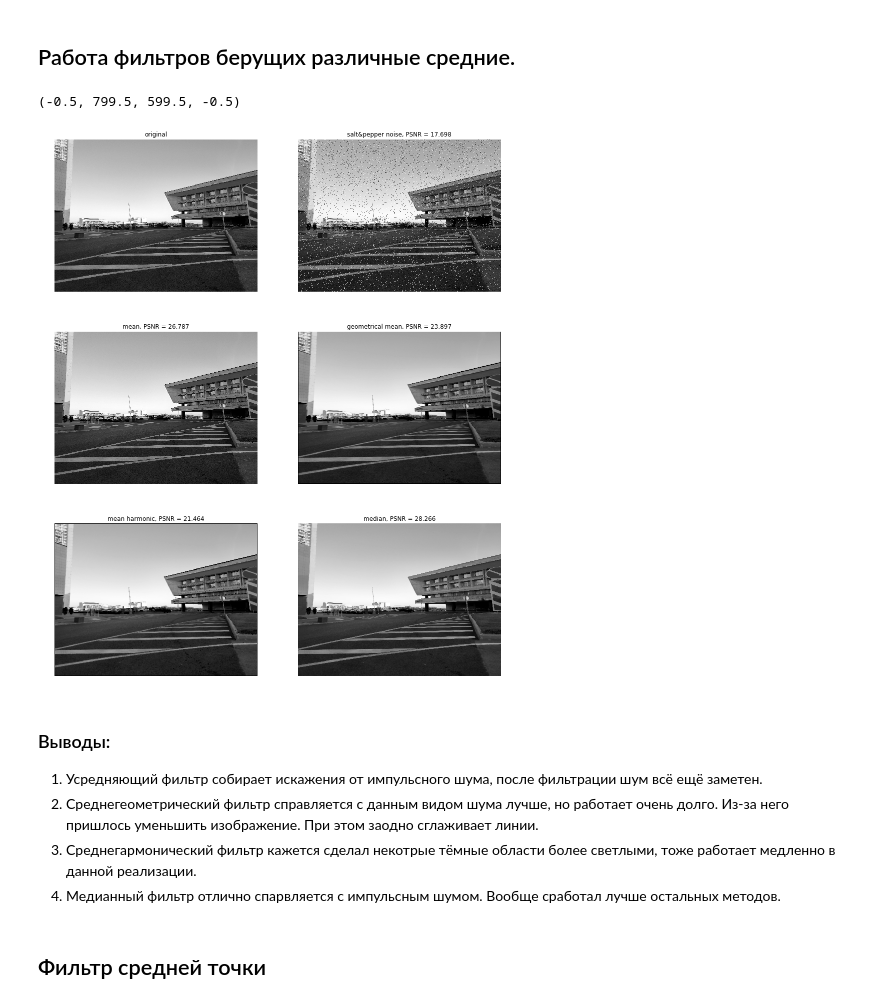
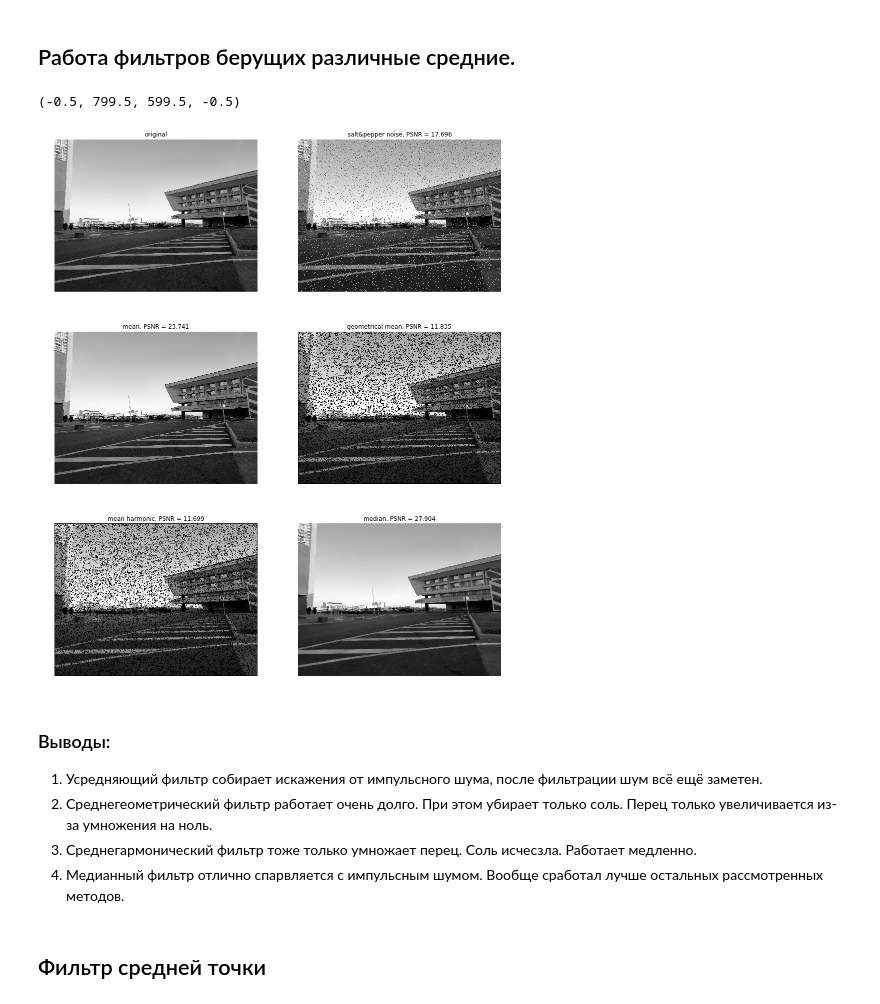
Before and after one commit to progiv/cv_basics_course, a Jupyter notebook: lesson9/lesson9.ipynb, the cells around one changed output. Saved outputs shown, nothing was run; the diff lists cells and outputs as text; code cells hidden in the pictures.

```diff
--- a/lesson9/lesson9.ipynb
+++ b/lesson9/lesson9.ipynb
@@ -71,44 +71,44 @@ psnr = measure.compare_psnr(img, salted)
 plt.subplot(3, 2, 2)
 plt.title('salt&pepper noise, PSNR = {0:.3f}'.format(psnr))
 plt.imshow(salted, 'gray'); plt.axis('off')
 
 # Усредним
 box = skimage.morphology.square(3)
-mean = filters.rank.mean(img, box)
+mean = filters.rank.mean(salted, box)
 psnr = measure.compare_psnr(img, mean/255)
 plt.subplot(3, 2, 3)
 plt.title('mean, PSNR = {0:.3f}'.format(psnr))
 plt.imshow(img, 'gray'); plt.axis('off')
 
 # Возьмём геометическое среднее
-g_mean = gemetric_mean(img)
+g_mean = gemetric_mean(salted)
 psnr = measure.compare_psnr(img, g_mean)
 plt.subplot(3, 2, 4)
 plt.title('geometrical mean, PSNR = {0:.3f}'.format(psnr))
 plt.imshow(g_mean, 'gray'); plt.axis('off')
 
 # Возьмём среднее-гармоническое
-h_mean = mean_harmonic(img)
+h_mean = mean_harmonic(salted)
 psnr = measure.compare_psnr(img, h_mean)
 plt.subplot(3, 2, 5)
 plt.title('mean harmonic, PSNR = {0:.3f}'.format(psnr))
 plt.imshow(h_mean, 'gray'); plt.axis('off')
 
 # Медианный фильтр
-median = filters.median(img)
+median = filters.median(salted)
 psnr = measure.compare_psnr(img, median/255)
 plt.subplot(3, 2, 6)
 plt.title('median, PSNR = {0:.3f}'.format(psnr))
 plt.imshow(median, 'gray'); plt.axis('off')
 # %% [output]
 (-0.5, 799.5, 599.5, -0.5)
-[figure, old version]
+[figure, new version]
 # %% [markdown]
 ### Выводы:
 1. Усредняющий фильтр собирает искажения от импульсного шума, после фильтрации шум всё ещё заметен.
-2. Среднегеометрический фильтр справляется с данным видом шума лучше, но работает очень долго. Из-за него пришлось уменьшить изображение. При этом заодно сглаживает линии.
-3. Среднегармонический фильтр кажется сделал некотрые тёмные области более светлыми, тоже работает медленно в данной реализации.
-4. Медианный фильтр отлично спарвляется с импульсным шумом. Вообще сработал лучше остальных методов.
+2. Среднегеометрический фильтр работает очень долго. При этом убирает только соль. Перец только увеличивается из-за умножения на ноль.
+3. Среднегармонический фильтр тоже только умножает перец. Соль исчесзла. Работает медленно.
+4. Медианный фильтр отлично спарвляется с импульсным шумом. Вообще сработал лучше остальных рассмотренных методов.
 # %% [markdown]
 ## Фильтр средней точки
 # %%
```
Also changed, not shown: parts of 4 cells of this notebook.
